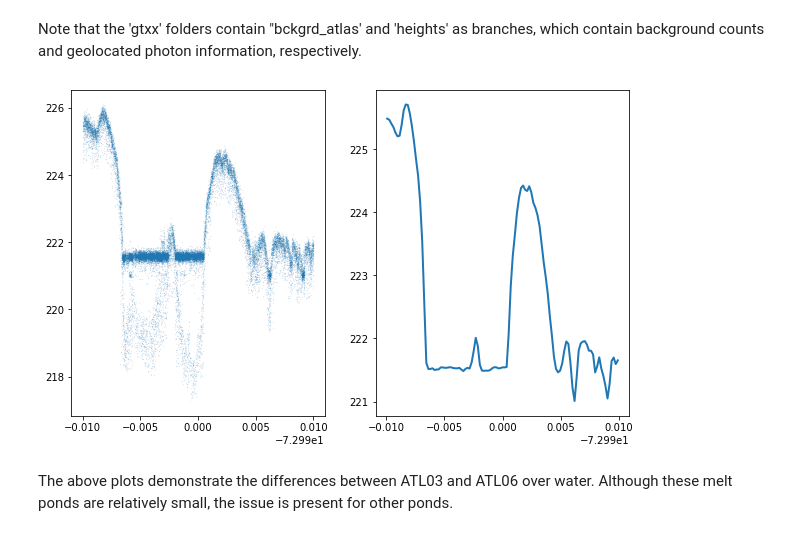
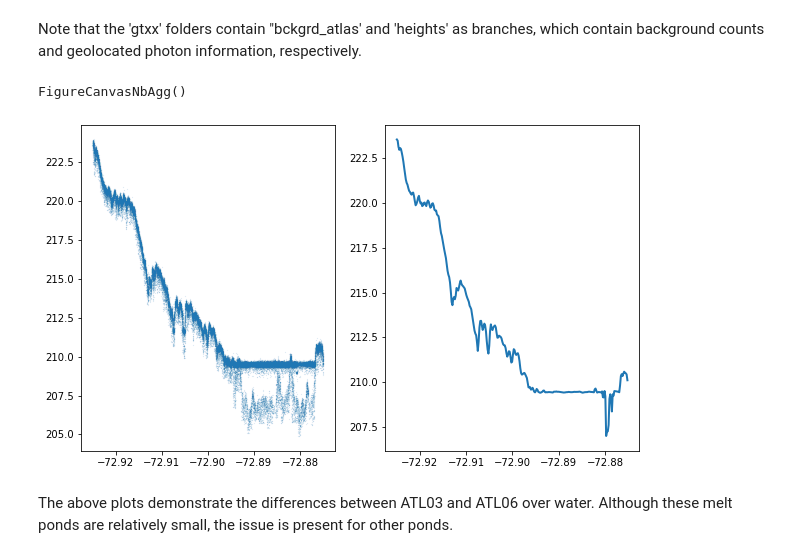
Before and after one commit to ICESAT-2HackWeek/WaterNoice, a Jupyter notebook: notebooks/amery_plotting.ipynb, the cells around one changed output. Saved outputs shown, nothing was run; the diff lists cells and outputs as text; code cells hidden in the pictures.

```diff
--- a/notebooks/amery_plotting.ipynb
+++ b/notebooks/amery_plotting.ipynb
@@ -70,17 +70,19 @@ for i in range(0,len(elev_atl03)):
     if class_consol[i] != 4:
         elev_atl03[i] = np.nan
 # %%
+
 # Plotting
-subset1 = ( (lat_atl03>=-73) & (lat_atl03<=-72.98))
-subset2 = ( (lat_atl06 >= -73) & (lat_atl06 <= -72.98) )
+subset1 = ( (lat_atl03>=-72.925) & (lat_atl03<=-72.875))
+subset2 = ( (lat_atl06 >= -72.925) & (lat_atl06 <= -72.875) )
 
-%matplotlib inline
+%matplotlib widget
 f1,ax = plt.subplots(1, 2,figsize=(10,6))
 
 ax[0].plot(lat_atl03[subset1], elev_atl03[subset1], '.', markersize=0.1)
 ax[1].plot(lat_atl06[subset2],elev_atl06[subset2], linewidth=2)
 plt.show()
 # %% [output]
+FigureCanvasNbAgg()
-[figure, old version]
+[figure, new version]
 # %% [markdown]
 The above plots demonstrate the differences between ATL03 and ATL06 over water. Although these melt ponds are relatively small, the issue is present for other ponds.
```
Also changed, not shown: parts of 1 cell of this notebook.
